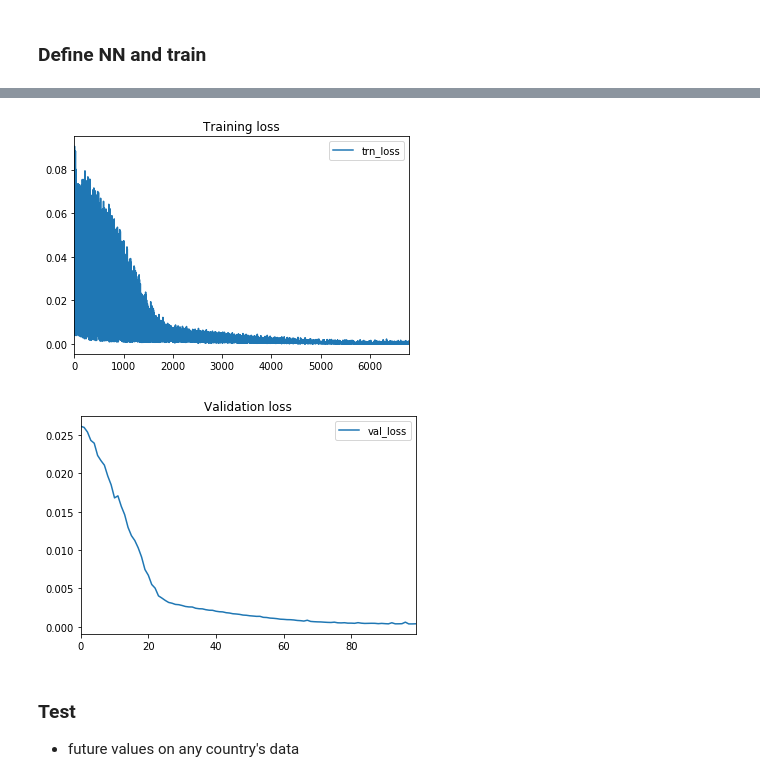
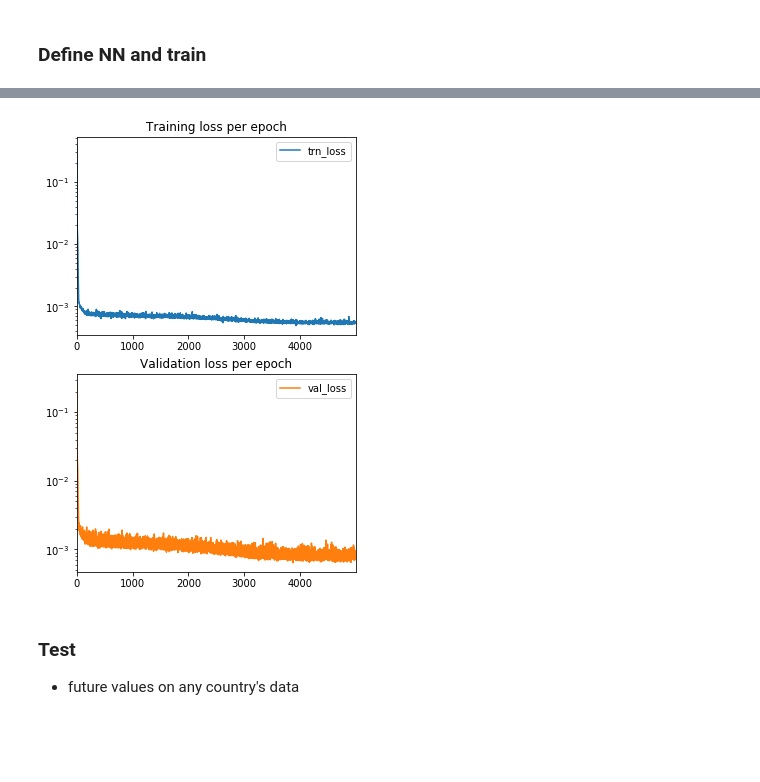
Before and after one commit to VICS-CORE/stats, a Jupyter notebook: 10_RNN.ipynb, the cells around one changed output, grey strips where cells are left out. Saved outputs shown, nothing was run; the diff lists cells and outputs as text; code cells hidden in the pictures; blank space fills up the shorter version.

Commit message:
5000 epochs

```diff
--- a/10_RNN.ipynb
+++ b/10_RNN.ipynb
@@ -90,24 +90,25 @@ def get_rnn_dataset(series, seq_len):
     dataset = tdt.TensorDataset(ip_t, op_t)
     return dataset
 
+SEQ_LEN = 5
+VAL_SPLIT = 0.2
+
 # preprocess data: sma(6) and normalise by 10k
 in_cnf = np.array(df['confirmed'][37:].rolling(6, center=True, min_periods=1).mean()) / 10000
 it_cnf = np.array(it_df['daily'].rolling(6, center=True, min_periods=1).mean()) / 10000
 es_cnf = np.array(es_df['daily'].rolling(6, center=True, min_periods=1).mean()) / 10000
 
 # Choose among India or Italy or Spain here
-cnf = it_cnf # np.append(it_cnf, es_cnf)
-SEQ_LEN = 5
+cnf = es_cnf # np.append(it_cnf, es_cnf)
 dataset = get_rnn_dataset(cnf, SEQ_LEN)
 
-VAL_SPLIT = 0.2
 val_len = int(VAL_SPLIT * len(dataset))
 train_len = len(dataset) - val_len
 train_set, val_set = tdt.random_split(dataset, (train_len, val_len))
 
-seq_trn_loader = tdt.DataLoader(train_set, shuffle=False, batch_size=1)
-rnd_trn_loader = tdt.DataLoader(train_set, shuffle=True, batch_size=1)
+trn_loader = tdt.DataLoader(train_set, shuffle=True, batch_size=1)
 val_loader = tdt.DataLoader(val_set, shuffle=True, batch_size=1)
+all_loader = tdt.DataLoader(dataset, shuffle=False, batch_size=1)
 # %% [markdown]
 ### Define NN and train
 # %%
@@ -149,6 +150,7 @@ class Forecaster(tnn.Module):
 HIDDEN_SIZE = 2
 NUM_LAYERS = 1
 LEARNING_RATE = 0.001
+NUM_EPOCHS = 5000
 
 model = Forecaster(seq_len=SEQ_LEN, hidden_size=HIDDEN_SIZE, num_layers=NUM_LAYERS)
 loss_fn = tnn.MSELoss()
@@ -158,22 +160,19 @@ optimizer = top.Adam(model.parameters(), lr=LEARNING_RATE)
 trn_loss_vals = []
 val_loss_vals = []
 
-NUM_EPOCHS = 100
 for e in range(NUM_EPOCHS):
     # train
-    for i, data in enumerate(rnd_trn_loader):
+    trn_losses = []
+    for i, data in enumerate(trn_loader):
         ip, op = data
         optimizer.zero_grad() # set grads to 0
         pred, _ = model(ip.view(SEQ_LEN, 1, 1)) # predict
         loss = loss_fn(pred, op.view(SEQ_LEN)) # calc loss
         loss.backward() # calc and assign grads
         optimizer.step() # update weights
-
-        # logging
-        trn_loss_vals.append(loss.item())
-        if i == 0:
-#             print("epoch:", f"{e:3}", "iter:", f"{i:3}", "trn_loss:", f"{loss.item(): .5f}")
-            pass
+        trn_losses.append(loss) # logging
+    avg_trn_loss = torch.stack(trn_losses).mean().item()
+    trn_loss_vals.append(avg_trn_loss)
 
     # val after each epoch
     with torch.no_grad():
@@ -185,21 +184,20 @@ for e in range(NUM_EPOCHS):
             val_losses.append(loss)
         avg_val_loss = torch.stack(val_losses).mean().item()
         val_loss_vals.append(avg_val_loss)
-        print("epoch:", f"{e:3}", "val_loss:", f"{avg_val_loss: .5f}", "trn_loss:", f"{trn_loss_vals[-1]: .5f}")
+
+    if e%100==0:
+        print("epoch:", f"{e:3}", "avg_val_loss:", f"{avg_val_loss: .5f}", "avg_trn_loss:", f"{avg_trn_loss: .5f}")
 
 df_trn_loss = pd.DataFrame({
-    'trn_loss': trn_loss_vals
+    'trn_loss': trn_loss_vals,
+    'val_loss': val_loss_vals
 })
 _ = df_trn_loss.plot(
-    y='trn_loss',
-    title='Training loss'
+    y=['trn_loss', 'val_loss'],
+    title=['Training loss per epoch', 'Validation loss per epoch'],
+    subplots=True,
+    figsize=(5,8),
+    sharex=False,
+    logy=True
 )
-
-df_val_loss = pd.DataFrame({
-    'val_loss': val_loss_vals
-})
-_ = df_val_loss.plot(
-    y='val_loss',
-    title='Validation loss'
-)
 # %% [output]
@@ -223,5 +221,4 @@ epoch:  99 val_loss:  0.00040 trn_loss:  0.00052
-[figure, old version]
+[figure, new version]
-[figure, removed]
 # %% [markdown]
 ### Test
 - future values on any country's data
```
Also changed, not shown: parts of 6 cells of this notebook.
